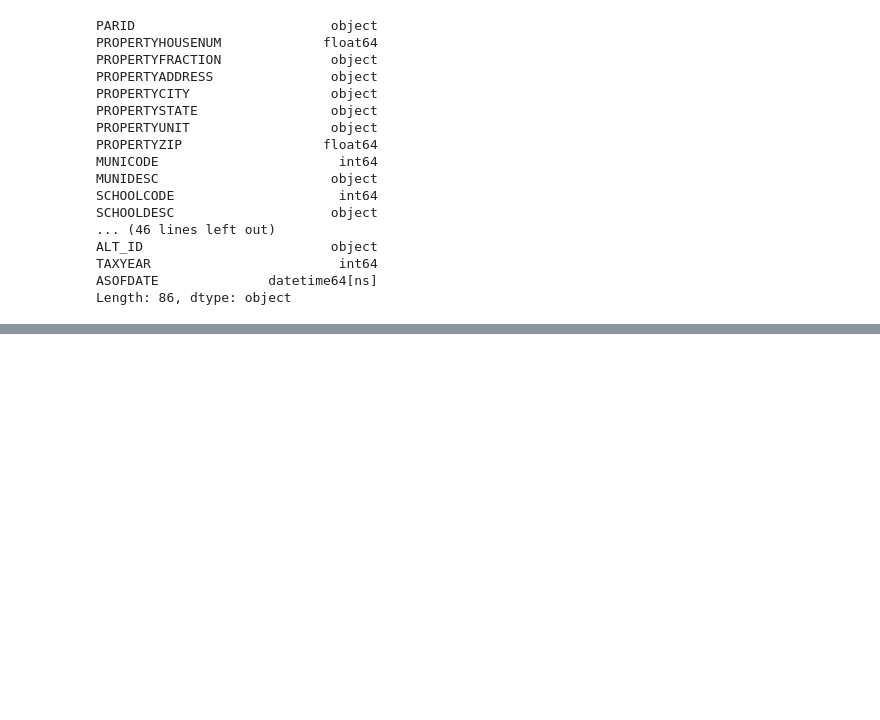
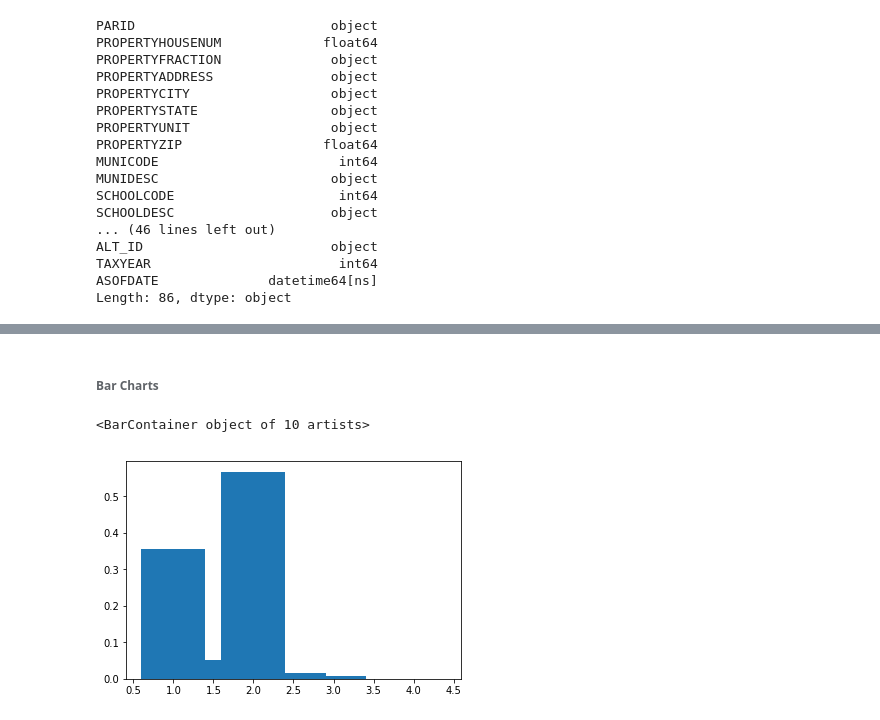
Before and after one commit to clockelliptic/data-mining, a Jupyter notebook: 1 - Statistics in Data Science.ipynb, the cells around one changed output, grey strips where cells are left out. Cells and saved outputs as stored; diff of their text form; code cells hidden in the pictures; blank space fills up the shorter version.

```diff
--- a/1 - Statistics in Data Science.ipynb
+++ b/1 - Statistics in Data Science.ipynb
@@ -194,0 +497,7 @@ There are two cases
+# %% [markdown]
+###### Bar Charts
+# %%
+plt.bar(freq_table.index, freq_table.RelativeFrequency)
+# %% [output]
+<BarContainer object of 10 artists>
+[figure, added]
```
Also changed, not shown: parts of 31 cells of this notebook.
